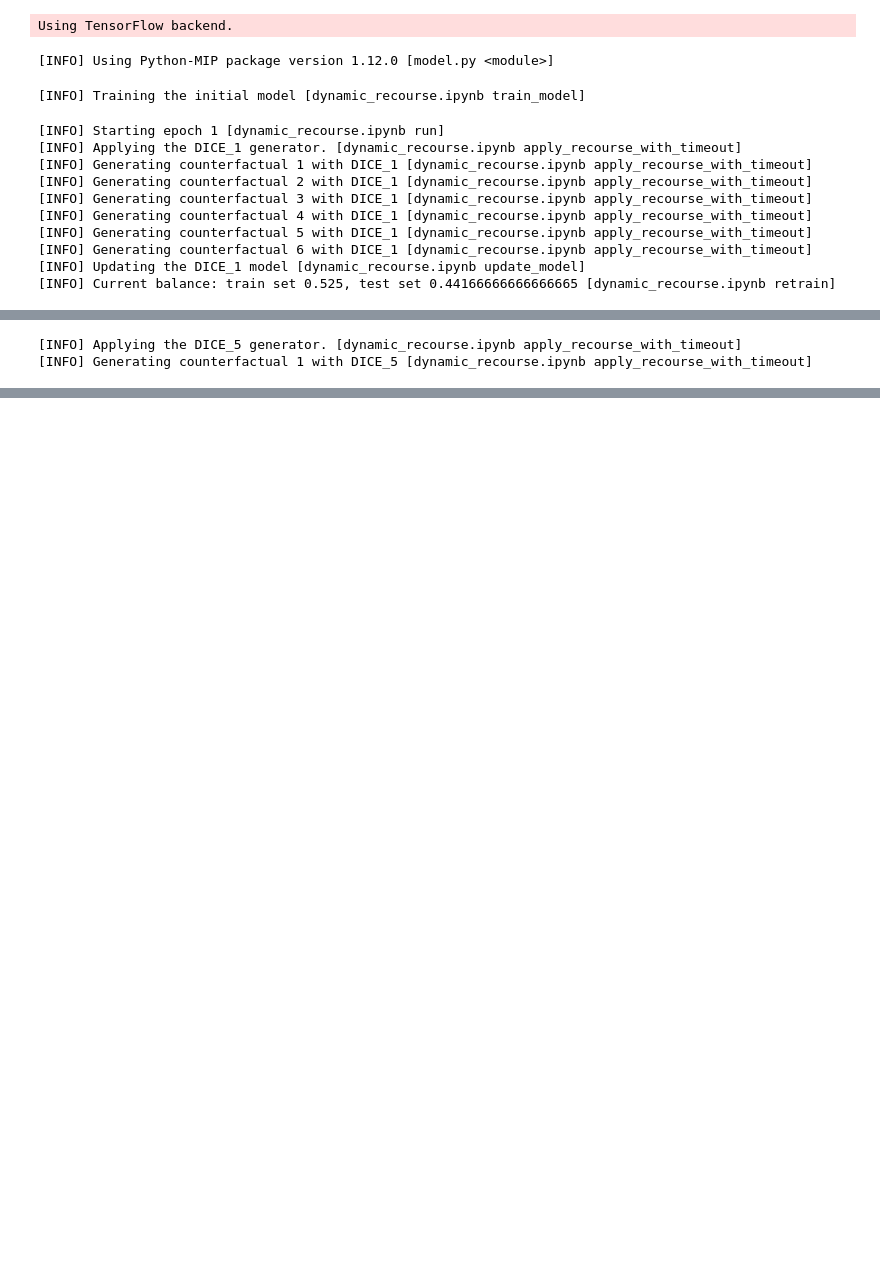
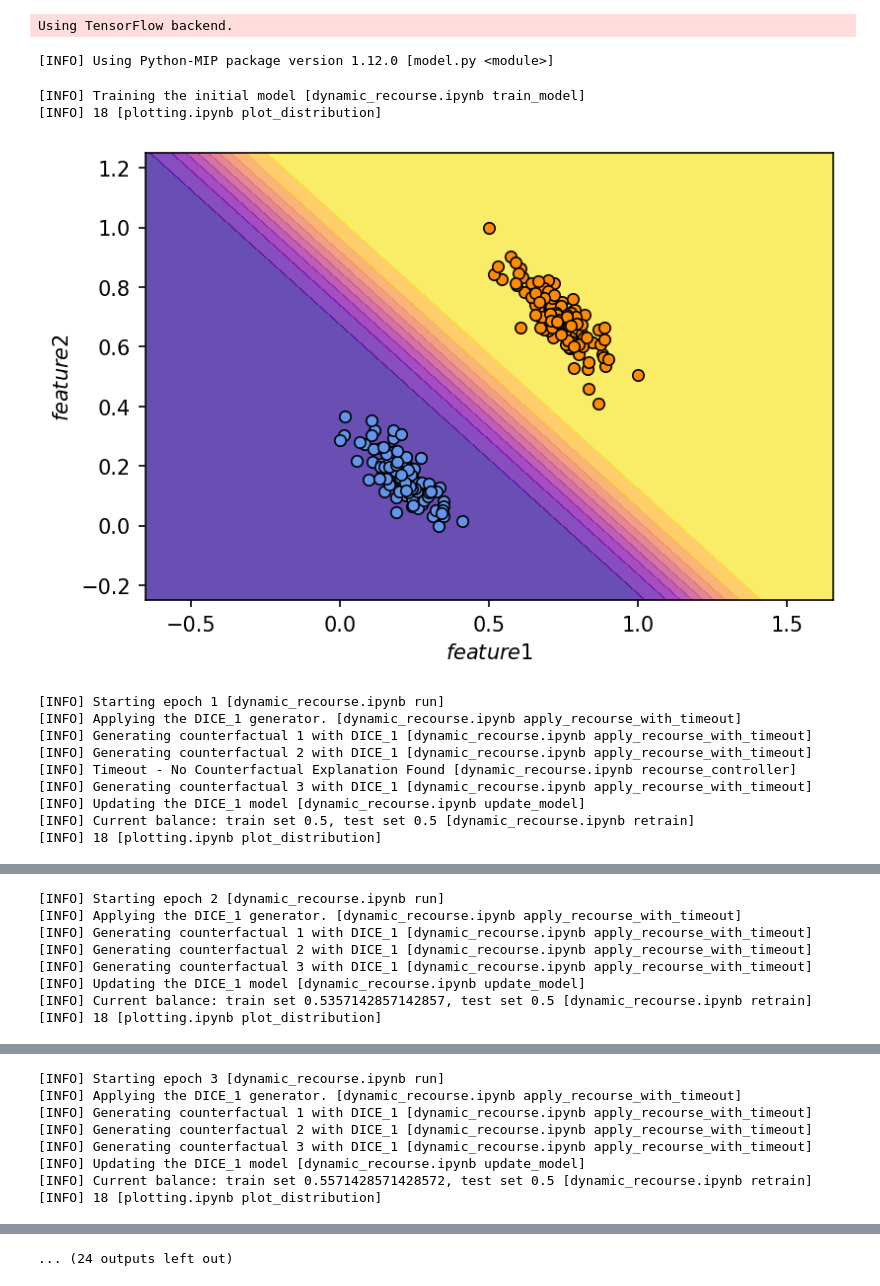
Before and after one commit to abuszydlik/model-shifts-with-dice, a Jupyter notebook: notebooks/experiments.ipynb, the cells around one changed output, grey strips where cells are left out. Saved outputs shown, nothing was run; the diff lists cells and outputs as text; code cells hidden in the pictures; blank space fills up the shorter version.

Commit message:
Add plotting per round and new metrics

```diff
--- a/notebooks/experiments.ipynb
+++ b/notebooks/experiments.ipynb
@@ -27,34 +28,39 @@ Using TensorFlow backend.
 [INFO] Using Python-MIP package version 1.12.0 [model.py <module>]
 # %%
 # Load the dataset from a csv file
-dataset = DynamicCsvCatalog(file_path="../datasets/unimodal_dataset_5.csv",
+dataset = DynamicCsvCatalog(file_path="../datasets/unimodal_dataset_2.csv",
                             continuous=['feature1', 'feature2'], categorical=[],
                             immutables=[], target='target', test_size=0.3)
 # %%
-hyper_params = {'learning_rate': 0.04, 'epochs': 4, 'batch_size': 1, 'hidden_size': [4]}
+hyper_params = {'learning_rate': 0.04, 'epochs': 2, 'batch_size': 1, 'hidden_size': [4]}
 
 # Recourse generated by DICE is compared with the Wachter generator, as they may modify data differently
 # we need to keep track of two models and two datasets and update them independently
 model = train_model(dataset, hyper_params)
-generators = [RecourseGenerator('DICE_1', deepcopy(dataset), deepcopy(model),
+generators = [
+              RecourseGenerator('DICE_1', deepcopy(dataset), deepcopy(model),
                                 Dice, {"num": 1}, hyper_params, 60),
-              RecourseGenerator('DICE_5', deepcopy(dataset), deepcopy(model),
-                                Dice, {"num": 5}, hyper_params, 120),
-              RecourseGenerator('Wachter', deepcopy(dataset), deepcopy(model),
-                                Wachter, {"loss_type": "BCE", "t_max_min": 3.0}, hyper_params)]
+#               RecourseGenerator('DICE_5', deepcopy(dataset), deepcopy(model),
+#                                 Dice, {"num": 5}, hyper_params, 120),
+#               RecourseGenerator('Wachter', deepcopy(dataset), deepcopy(model),
+#                                 Wachter, {"loss_type": "BCE", "t_max_min": 0.2}, hyper_params)
+             ]
 
-experiment = RecourseExperiment(dataset, model, generators, experiment_name='p_value')
-experiment.run(total_recourse=0.10, recourse_per_epoch=0.05)
+# SET NAME BEFORE THE EXPERIMENT
+name='test'
+experiment = RecourseExperiment(dataset, model, generators, experiment_name=name)
+experiment.run(total_recourse=0.80, recourse_per_epoch=0.05)
 experiment.save_data()
 # %% [output]
 [INFO] Training the initial model [dynamic_recourse.ipynb train_model]
+[INFO] 18 [plotting.ipynb plot_distribution]
+[figure, added]
 [INFO] Starting epoch 1 [dynamic_recourse.ipynb run]
 [INFO] Applying the DICE_1 generator. [dynamic_recourse.ipynb apply_recourse_with_timeout]
 [INFO] Generating counterfactual 1 with DICE_1 [dynamic_recourse.ipynb apply_recourse_with_timeout]
 [INFO] Generating counterfactual 2 with DICE_1 [dynamic_recourse.ipynb apply_recourse_with_timeout]
+[INFO] Timeout - No Counterfactual Explanation Found [dynamic_recourse.ipynb recourse_controller]
 [INFO] Generating counterfactual 3 with DICE_1 [dynamic_recourse.ipynb apply_recourse_with_timeout]
-[INFO] Generating counterfactual 4 with DICE_1 [dynamic_recourse.ipynb apply_recourse_with_timeout]
-[INFO] Generating counterfactual 5 with DICE_1 [dynamic_recourse.ipynb apply_recourse_with_timeout]
-[INFO] Generating counterfactual 6 with DICE_1 [dynamic_recourse.ipynb apply_recourse_with_timeout]
 [INFO] Updating the DICE_1 model [dynamic_recourse.ipynb update_model]
-[INFO] Current balance: train set 0.525, test set 0.44166666666666665 [dynamic_recourse.ipynb retrain]
+[INFO] Current balance: train set 0.5, test set 0.5 [dynamic_recourse.ipynb retrain]
+[INFO] 18 [plotting.ipynb plot_distribution]
@@ -61,2 +68,8 @@ experiment.save_data()
-[INFO] Applying the DICE_5 generator. [dynamic_recourse.ipynb apply_recourse_with_timeout]
-[INFO] Generating counterfactual 1 with DICE_5 [dynamic_recourse.ipynb apply_recourse_with_timeout]
+[INFO] Starting epoch 2 [dynamic_recourse.ipynb run]
+[INFO] Applying the DICE_1 generator. [dynamic_recourse.ipynb apply_recourse_with_timeout]
+[INFO] Generating counterfactual 1 with DICE_1 [dynamic_recourse.ipynb apply_recourse_with_timeout]
+[INFO] Generating counterfactual 2 with DICE_1 [dynamic_recourse.ipynb apply_recourse_with_timeout]
+[INFO] Generating counterfactual 3 with DICE_1 [dynamic_recourse.ipynb apply_recourse_with_timeout]
+[INFO] Updating the DICE_1 model [dynamic_recourse.ipynb update_model]
+[INFO] Current balance: train set 0.5357142857142857, test set 0.5 [dynamic_recourse.ipynb retrain]
+[INFO] 18 [plotting.ipynb plot_distribution]
@@ -62,0 +77,8 @@ experiment.save_data()
+[INFO] Starting epoch 3 [dynamic_recourse.ipynb run]
+[INFO] Applying the DICE_1 generator. [dynamic_recourse.ipynb apply_recourse_with_timeout]
+[INFO] Generating counterfactual 1 with DICE_1 [dynamic_recourse.ipynb apply_recourse_with_timeout]
+[INFO] Generating counterfactual 2 with DICE_1 [dynamic_recourse.ipynb apply_recourse_with_timeout]
+[INFO] Generating counterfactual 3 with DICE_1 [dynamic_recourse.ipynb apply_recourse_with_timeout]
+[INFO] Updating the DICE_1 model [dynamic_recourse.ipynb update_model]
+[INFO] Current balance: train set 0.5571428571428572, test set 0.5 [dynamic_recourse.ipynb retrain]
+[INFO] 18 [plotting.ipynb plot_distribution]
@@ -62,0 +105 @@ experiment.save_data()
+... (24 outputs left out)
```
Also changed, not shown: parts of 2 cells of this notebook, 4 other files.
